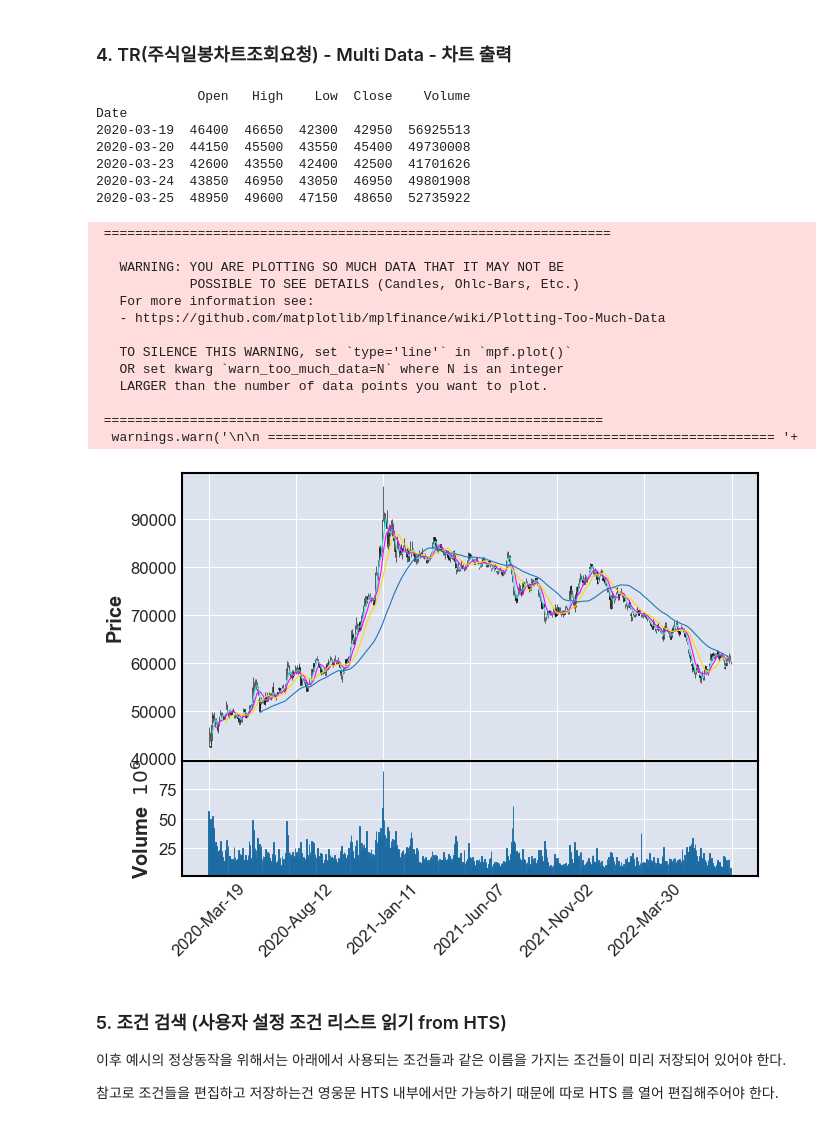
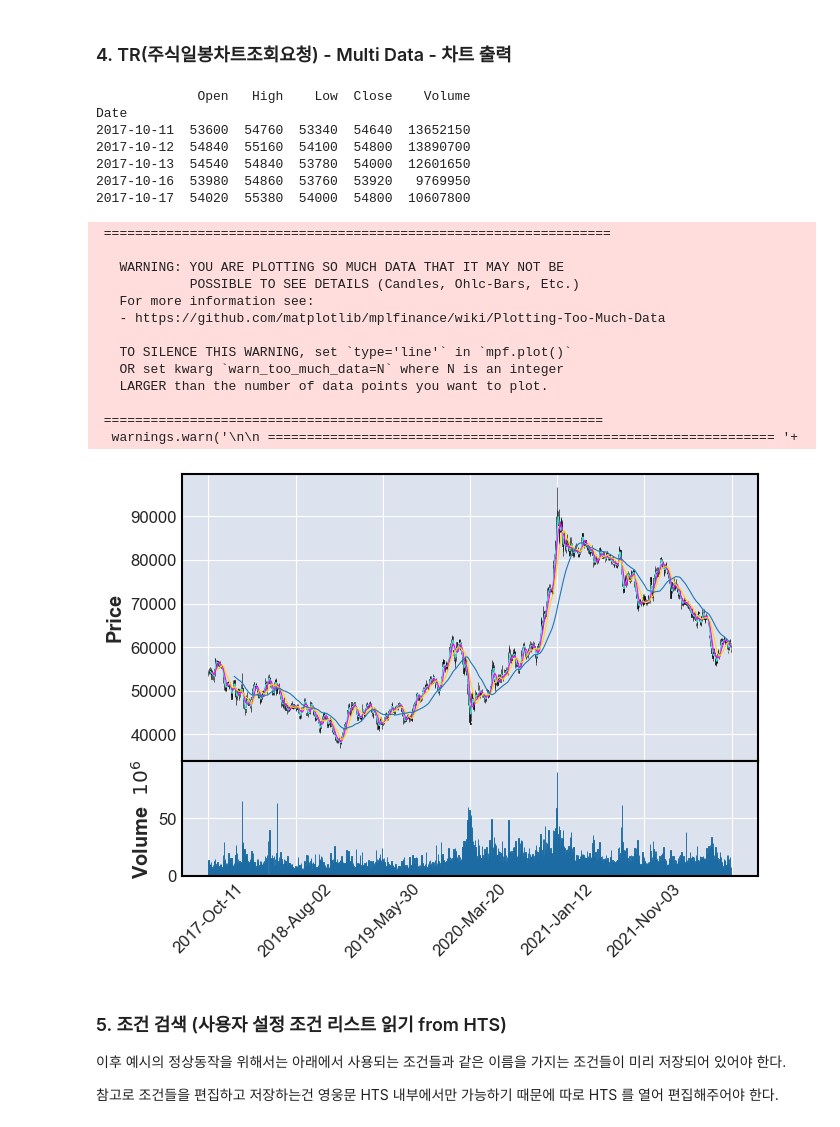
Before and after one commit to coreanq/kw_condition, a Jupyter notebook: docs/notebooks/tutorial.ipynb, the cells around one changed output. Drawn from its saved outputs; the diff is of its cells as text; code cells hidden in the pictures.

Commit message:
TR Multi Data 처리 방식 변경

```diff
--- a/docs/notebooks/tutorial.ipynb
+++ b/docs/notebooks/tutorial.ipynb
@@ -114,6 +114,8 @@ kw_obj.add_transaction(rqname, trcode, inputs)
 common_util.process_qt_events(kw_obj.has_transaction_result(rqname), 5)
 
 # result 를 get 해야 다시 동일 rqname 으로 재요청 가능함
-daily_dict = kw_obj.get_transaction_result(rqname)
-#print(daily_dict)
+
+daily_list = kw_obj.get_transaction_result(rqname)
+print( len(daily_list) )
+print( daily_list[-5: ] )
 # %% [output]
@@ -131,11 +135,13 @@ current_time_str = datetime.datetime.now().strftime('%Y%m%d')
 
 inputs = {'종목코드': '005930', '기준일자' : current_time_str, "수정주가구분": '1'}
 
-kw_obj.add_transaction(rqname, trcode, inputs)
+# 연속 조회시 prev_next 값을 2로 입력한다.
+kw_obj.add_transaction(rqname, trcode, inputs, prev_next=2 )
 
 common_util.process_qt_events(kw_obj.has_transaction_result(rqname), 5)
 
 # result 를 get 해야 다시 동일 rqname 으로 재요청 가능함
-daily_dict = kw_obj.get_transaction_result(rqname)
-#print(daily_dict)
+daily_list.extend( kw_obj.get_transaction_result(rqname) )
+print(len(daily_list))
+print( daily_list[ -5:] )
 # %% [output]
@@ -146,7 +154,7 @@ daily_dict = kw_obj.get_transaction_result(rqname)
 # %%
 import mplfinance as mpf
 
-daily_df = pd.DataFrame.from_dict( daily_dict, orient='index', columns=["StockCode", "Date", "Open", "High", "Low", "Close", "Volume"])
+daily_df = pd.DataFrame( daily_list, columns=["StockCode", "Date", "Open", "High", "Low", "Close", "Volume"] )
 
 # 일봉 조회의 경우 종목 코드가 2번째 row 부터 공백이므로 삭제
 daily_df.drop(columns='StockCode', axis =1, inplace = True)
@@ -155,39 +163,39 @@ daily_df.drop(columns='StockCode', axis =1, inplace = True)
 daily_df['Date'] = pd.to_datetime( daily_df['Date'], format = '%Y%m%d')
 
 # str to int
 selected_cols = ["Open", "High", "Low", "Close", "Volume"]
 daily_df[ selected_cols ] = daily_df[selected_cols].astype('int')
 
 daily_df = daily_df.set_index('Date')
 
 daily_df = daily_df.sort_values(by= 'Date')
 
 print(daily_df.head(5))
 
 # 5, 10 , 20 , 60 일 평균 선 추가
 mpf.plot(daily_df, type='candle', mav=(5, 10, 20, 60), volume= True)
 # %% [output]
              Open   High    Low  Close    Volume
 Date
-2020-03-19  46400  46650  42300  42950  56925513
-2020-03-20  44150  45500  43550  45400  49730008
-2020-03-23  42600  43550  42400  42500  41701626
-2020-03-24  43850  46950  43050  46950  49801908
-2020-03-25  48950  49600  47150  48650  52735922
+2017-10-11  53600  54760  53340  54640  13652150
+2017-10-12  54840  55160  54100  54800  13890700
+2017-10-13  54540  54840  53780  54000  12601650
+2017-10-16  53980  54860  53760  53920   9769950
+2017-10-17  54020  55380  54000  54800  10607800
  =================================================================
 
    WARNING: YOU ARE PLOTTING SO MUCH DATA THAT IT MAY NOT BE
             POSSIBLE TO SEE DETAILS (Candles, Ohlc-Bars, Etc.)
    For more information see:
    - https://github.com/matplotlib/mplfinance/wiki/Plotting-Too-Much-Data
 
    TO SILENCE THIS WARNING, set `type='line'` in `mpf.plot()`
    OR set kwarg `warn_too_much_data=N` where N is an integer
    LARGER than the number of data points you want to plot.
 
  ================================================================
   warnings.warn('\n\n ================================================================= '+
-[figure, old version]
+[figure, new version]
 # %% [markdown]
 ### 5. 조건 검색 (사용자 설정 조건 리스트 읽기 from HTS)
 이후 예시의 정상동작을 위해서는 아래에서 사용되는 조건들과 같은 이름을 가지는 조건들이 미리 저장되어 있어야 한다.
```
Also changed, not shown: parts of 5 cells of this notebook, 3 other files.
